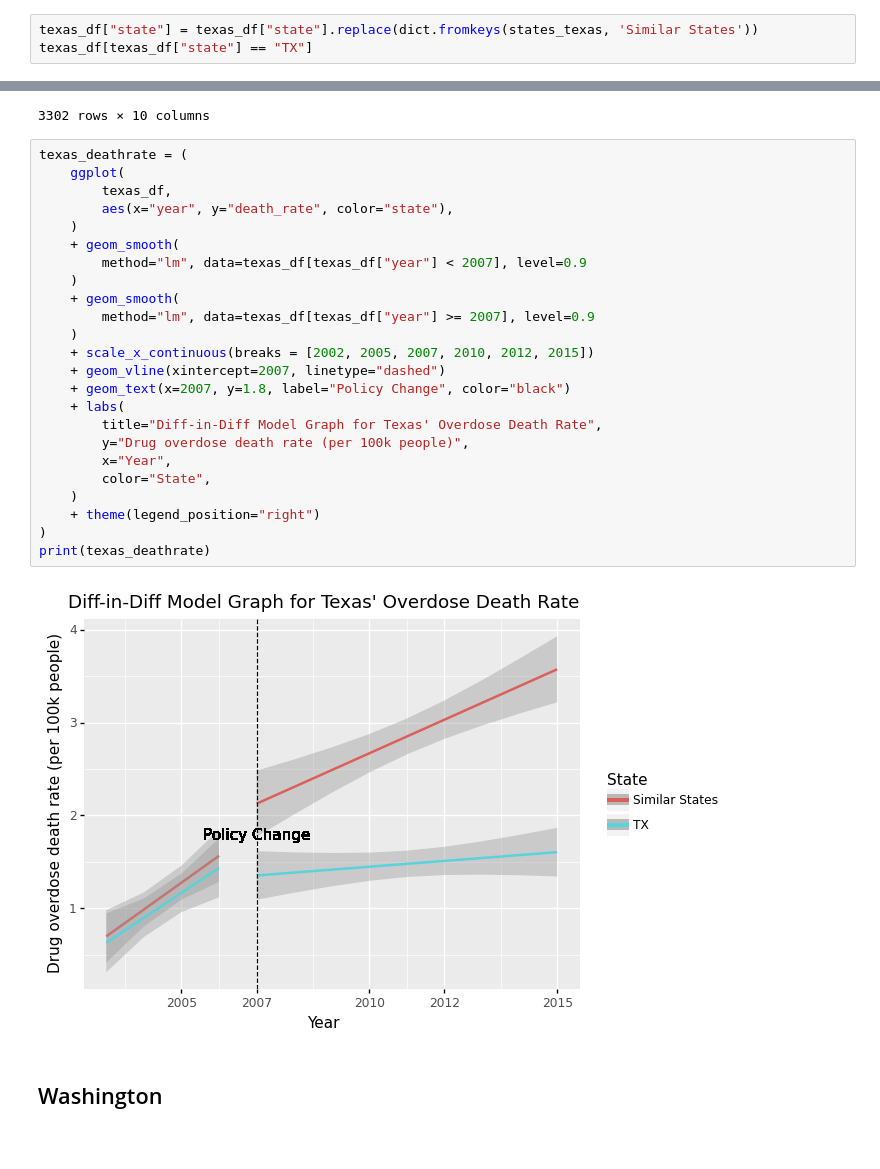
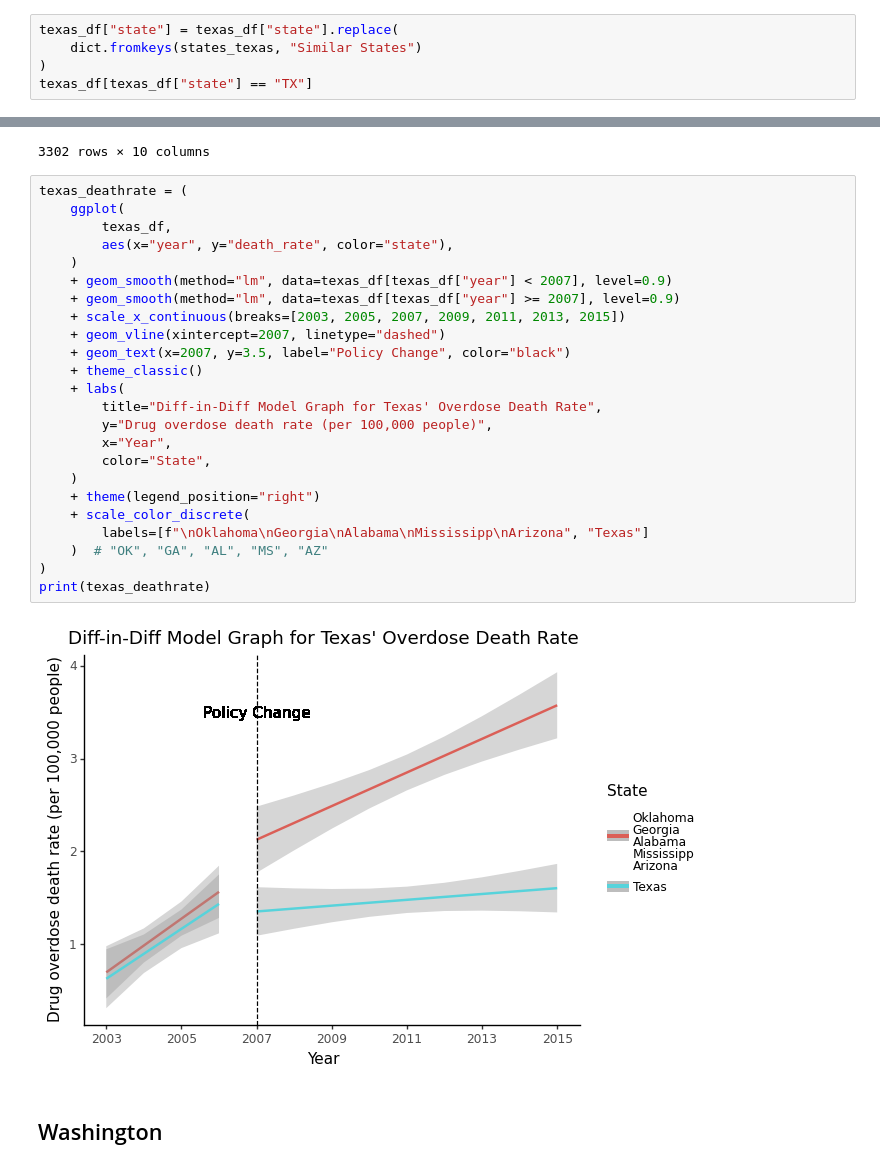
Before and after one commit to Yer1k/opioid_causal_inference, a Jupyter notebook: 10_code/diff-in-diff_analysis.ipynb, the cells around one changed output, grey strips where cells are left out. Drawn from its saved outputs; the diff is of its cells as text.

```diff
--- a/10_code/diff-in-diff_analysis.ipynb
+++ b/10_code/diff-in-diff_analysis.ipynb
@@ -168,7 +173,9 @@ texas_df[texas_df["state"] == "OK"]
 | 8631 | WOODWARD COUNTY, OK | OK | 2015 | 40153 | 401532015 | 0.0 | 0.0 | 20081 | 0.0 | ... |
 1001 rows × 10 columns
 # %%
-texas_df["state"] = texas_df["state"].replace(dict.fromkeys(states_texas, 'Similar States'))
+texas_df["state"] = texas_df["state"].replace(
+    dict.fromkeys(states_texas, "Similar States")
+)
 texas_df[texas_df["state"] == "TX"]
 # %% [output]
 |  | county_name | state | year | fips | merge_key | drug_deaths | drug_quantity | population | death_rate | ... |
@@ -187,29 +194,29 @@ texas_df[texas_df["state"] == "TX"]
 # %%
 texas_deathrate = (
     ggplot(
         texas_df,
         aes(x="year", y="death_rate", color="state"),
     )
-    + geom_smooth(
-        method="lm", data=texas_df[texas_df["year"] < 2007], level=0.9
-    )
-    + geom_smooth(
-        method="lm", data=texas_df[texas_df["year"] >= 2007], level=0.9
-    )
-    + scale_x_continuous(breaks = [2002, 2005, 2007, 2010, 2012, 2015])
+    + geom_smooth(method="lm", data=texas_df[texas_df["year"] < 2007], level=0.9)
+    + geom_smooth(method="lm", data=texas_df[texas_df["year"] >= 2007], level=0.9)
+    + scale_x_continuous(breaks=[2003, 2005, 2007, 2009, 2011, 2013, 2015])
     + geom_vline(xintercept=2007, linetype="dashed")
-    + geom_text(x=2007, y=1.8, label="Policy Change", color="black")
+    + geom_text(x=2007, y=3.5, label="Policy Change", color="black")
+    + theme_classic()
     + labs(
         title="Diff-in-Diff Model Graph for Texas' Overdose Death Rate",
-        y="Drug overdose death rate (per 100k people)",
+        y="Drug overdose death rate (per 100,000 people)",
         x="Year",
         color="State",
     )
     + theme(legend_position="right")
+    + scale_color_discrete(
+        labels=[f"\nOklahoma\nGeorgia\nAlabama\nMississipp\nArizona", "Texas"]
+    )  # "OK", "GA", "AL", "MS", "AZ"
 )
 print(texas_deathrate)
 # %% [output]
-[figure, old version]
+[figure, new version]
 # %% [markdown]
 ## Washington
 # %%
```
Also changed, not shown: parts of 8 cells of this notebook.
